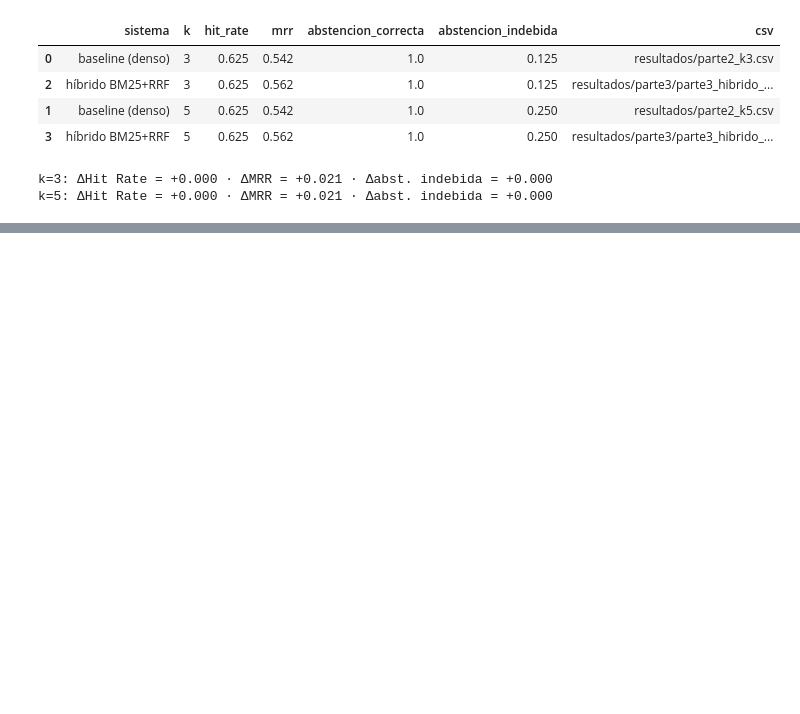
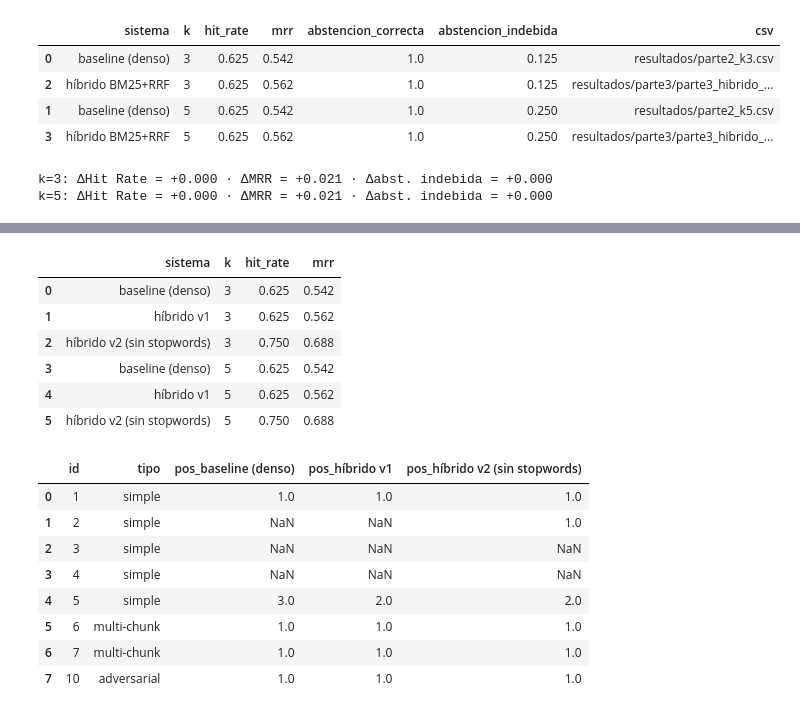
Before and after one commit to akroasis0301/taller-02-rag-alvarez-ballesteros-ludena, a Jupyter notebook: notebooks/3. Parte3.ipynb, the cells around one changed output, grey strips where cells are left out. Saved outputs shown, nothing was run; the diff lists cells and outputs as text; code cells hidden in the pictures; blank space fills up the shorter version.

```diff
--- a/notebooks/3. Parte3.ipynb
+++ b/notebooks/3. Parte3.ipynb
@@ -191,0 +262,10 @@ k=5: ΔHit Rate = +0.000 · ΔMRR = +0.021 · Δabst. indebida = +0.000
+# %%
+from hibrido import STOPWORDS_ES
+
+hibrido_v2 = PipelineHibrido(stopwords=STOPWORDS_ES)
+hibrido_v2.compartir_indice(pipeline)     # mismo Qdrant y mismo BM25 que la v1
+print("Colección:", hibrido_v2.collection, "| fragmentos:", len(hibrido_v2._chunks))
+for q in golden:
+    if q["id"] in (2, 4):
+        print(f"Caso {q['id']}: v1 → {pipeline.terminos_consulta(q['pregunta'])}")
+        print(f"        v2 → {hibrido_v2.terminos_consulta(q['pregunta'])}")
@@ -191,0 +278,41 @@ k=5: ΔHit Rate = +0.000 · ΔMRR = +0.021 · Δabst. indebida = +0.000
+# %%
+# Recuperación (sin generar) de los tres sistemas sobre el mismo índice
+filas_ret = []
+reportes_v2 = {}
+for k in (3, 5):
+    for nombre, sistema in (("baseline (denso)", SoloDenso(pipeline)),
+                            ("híbrido v1", pipeline),
+                            ("híbrido v2 (sin stopwords)", hibrido_v2)):
+        rep = evaluate_retrieval(golden, sistema, k=k, generar=False)
+        reportes_v2[(nombre, k)] = rep
+        filas_ret.append({"sistema": nombre, "k": k, "hit_rate": rep["hit_rate"], "mrr": rep["mrr"]})
+display(pd.DataFrame(filas_ret).round(3))
+
+# Detalle por pregunta (k=5)
+det = []
+for q in golden:
+    if not q["documentos_fuente"]:
+        continue
+    pos = {n: next(r["posicion"] for r in reportes_v2[(n, 5)]["rows"] if r["id"] == q["id"])
+           for n in ("baseline (denso)", "híbrido v1", "híbrido v2 (sin stopwords)")}
+    det.append({"id": q["id"], "tipo": q["tipo"], **{f"pos_{n}": p for n, p in pos.items()}})
+df_det_v2 = pd.DataFrame(det)
+display(df_det_v2)
+df_det_v2.to_csv(carpeta / "parte3_v2_detalle_por_pregunta.csv", index=False, encoding="utf-8-sig")
+# %% [output]
+|  | sistema | k | hit_rate | mrr |
+| 0 | baseline (denso) | 3 | 0.625 | 0.542 |
+| 1 | híbrido v1 | 3 | 0.625 | 0.562 |
+| 2 | híbrido v2 (sin stopwords) | 3 | 0.750 | 0.688 |
+| 3 | baseline (denso) | 5 | 0.625 | 0.542 |
+| 4 | híbrido v1 | 5 | 0.625 | 0.562 |
+| 5 | híbrido v2 (sin stopwords) | 5 | 0.750 | 0.688 |
+|  | id | tipo | pos_baseline (denso) | pos_híbrido v1 | pos_híbrido v2 (sin stopwords) |
+| 0 | 1 | simple | 1.0 | 1.0 | 1.0 |
+| 1 | 2 | simple | NaN | NaN | 1.0 |
+| 2 | 3 | simple | NaN | NaN | NaN |
+| 3 | 4 | simple | NaN | NaN | NaN |
+| 4 | 5 | simple | 3.0 | 2.0 | 2.0 |
+| 5 | 6 | multi-chunk | 1.0 | 1.0 | 1.0 |
+| 6 | 7 | multi-chunk | 1.0 | 1.0 | 1.0 |
+| 7 | 10 | adversarial | 1.0 | 1.0 | 1.0 |
```
Also changed, not shown: parts of 9 cells of this notebook, 11 other files.
